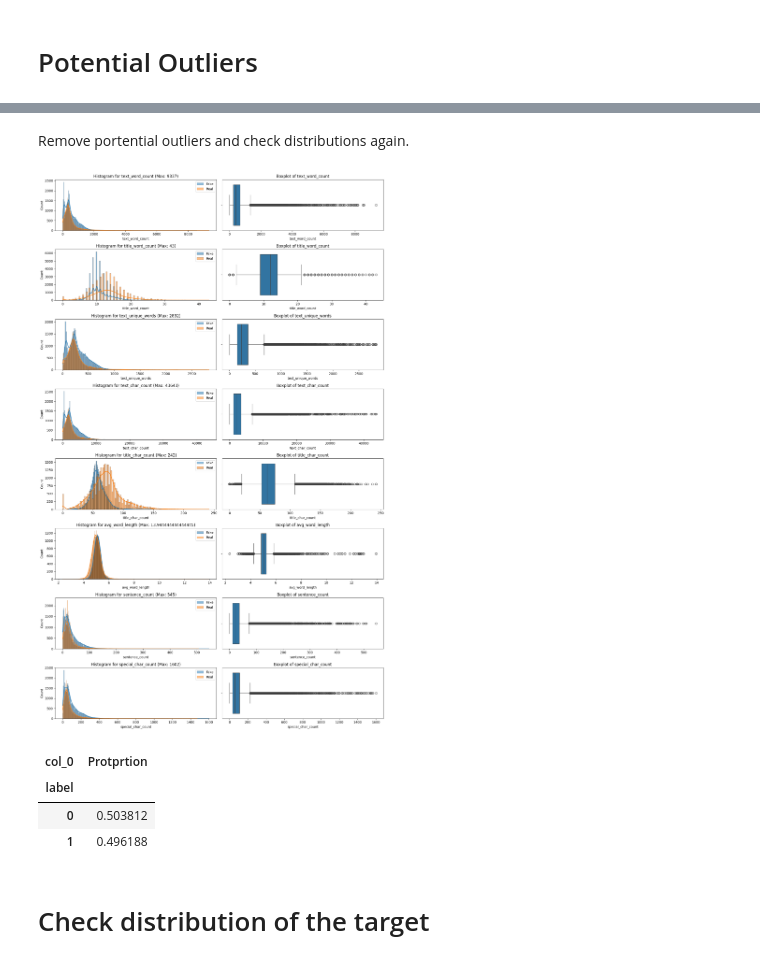
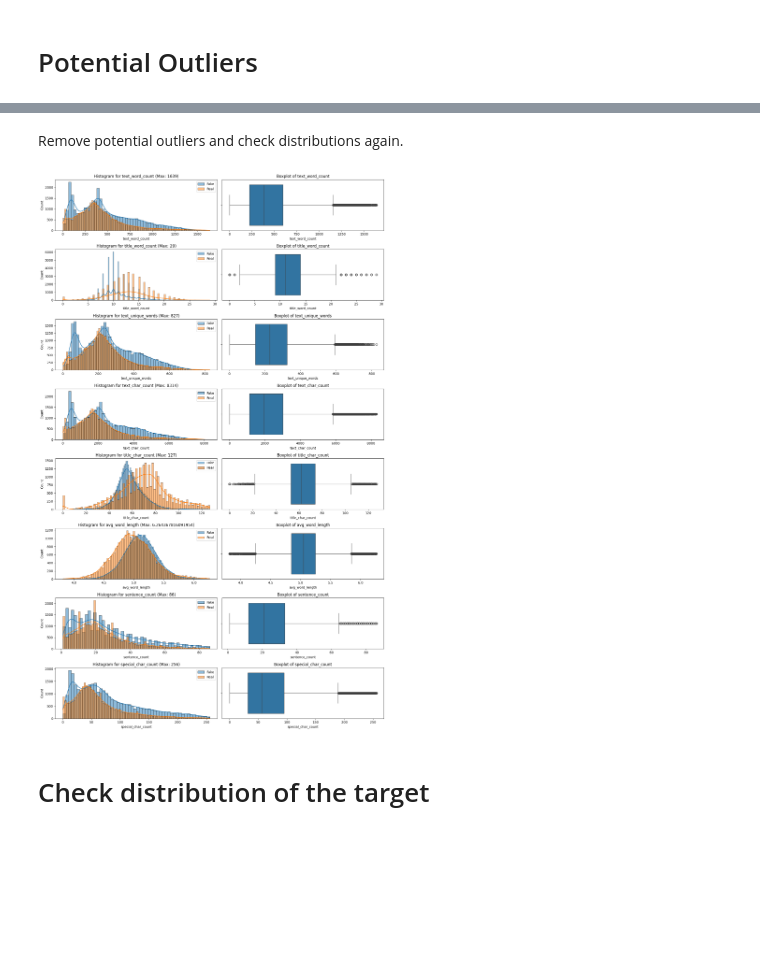
Before and after one commit to katjaweb/mlops-fake-news-prediction, a Jupyter notebook: fake-news-detection.ipynb, the cells around one changed output, grey strips where cells are left out. Saved outputs shown, nothing was run; the diff lists cells and outputs as text; code cells hidden in the pictures; blank space fills up the shorter version.

```diff
--- a/fake-news-detection.ipynb
+++ b/fake-news-detection.ipynb
@@ -148,3 +99,26 @@ def clean_data(df):
     df[['title', 'text']] = df[['title', 'text']].fillna("")
 
     return df
+# %%
+def remove_outliers_mad(df, num_cols, threshold=3, iterations=1):
+    """
+    Entfernt Ausreißer aus einem DataFrame anhand der Median Absolute Deviation (MAD)
+
+    Parameter:
+    df : pd.DataFrame - Der Eingabe-DataFrame.
+    threshold : float - Der Schwellenwert für MAD (Standard: 3).
+    iterations : int - Anzahl der Iterationen, um Ausreißer schrittweise zu entfernen (Standard: 1).
+
+    Rückgabe:
+    pd.DataFrame - DataFrame ohne Ausreißer.
+    """
+    df_clean = df.copy()
+
+    for _ in range(iterations):
+        median = df_clean[num_cols].median()
+        mad = (df_clean[num_cols] - median).abs().median()
+
+        mad_distance = (df_clean[num_cols] - median).abs() / mad
+        df_clean = df_clean[(mad_distance < threshold).all(axis=1)]
+
+    return df_clean
@@ -499,2 +417,2 @@ df[df.special_char_count > 2000]
 # %% [markdown]
-Remove portential outliers and check distributions again.
+Remove potential outliers and check distributions again.
@@ -515,14 +419,7 @@ df_rm = df.drop(df[
-# %%
-plot_histograms_and_boxplots(df_rm, num_cols)
-# %% [output]
-[figure, removed]
-# %%
-pd.crosstab(index=df_rm.label, columns='Proportion', normalize=True)
-# %% [output]
-| col_0 | Protprtion |
-| label |  |
-| 0 | 0.503812 |
-| 1 | 0.496188 |
+# %%
+plot_histograms_and_boxplots(remove_outliers_mad(df, num_cols, threshold=6), num_cols)
+# %% [output]
+[figure, added]
 # %% [markdown]
 # Check distribution of the target
 # %%
```
Also changed, not shown: parts of 39 cells of this notebook, 1 other file.
